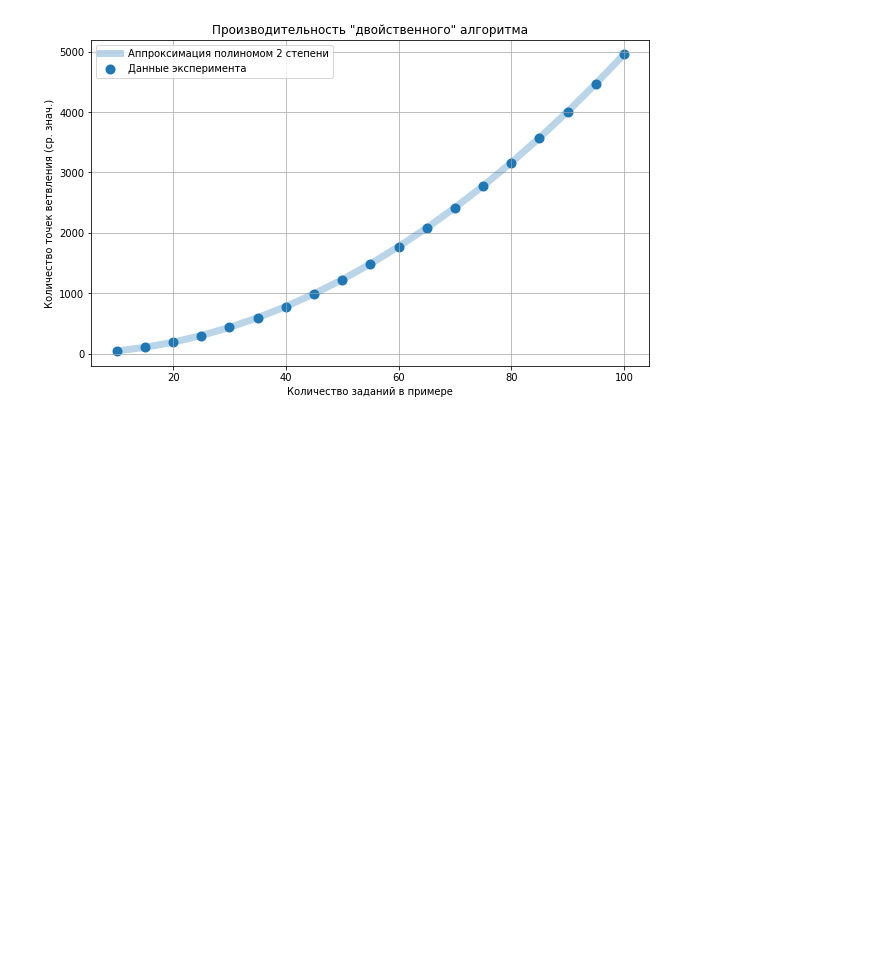
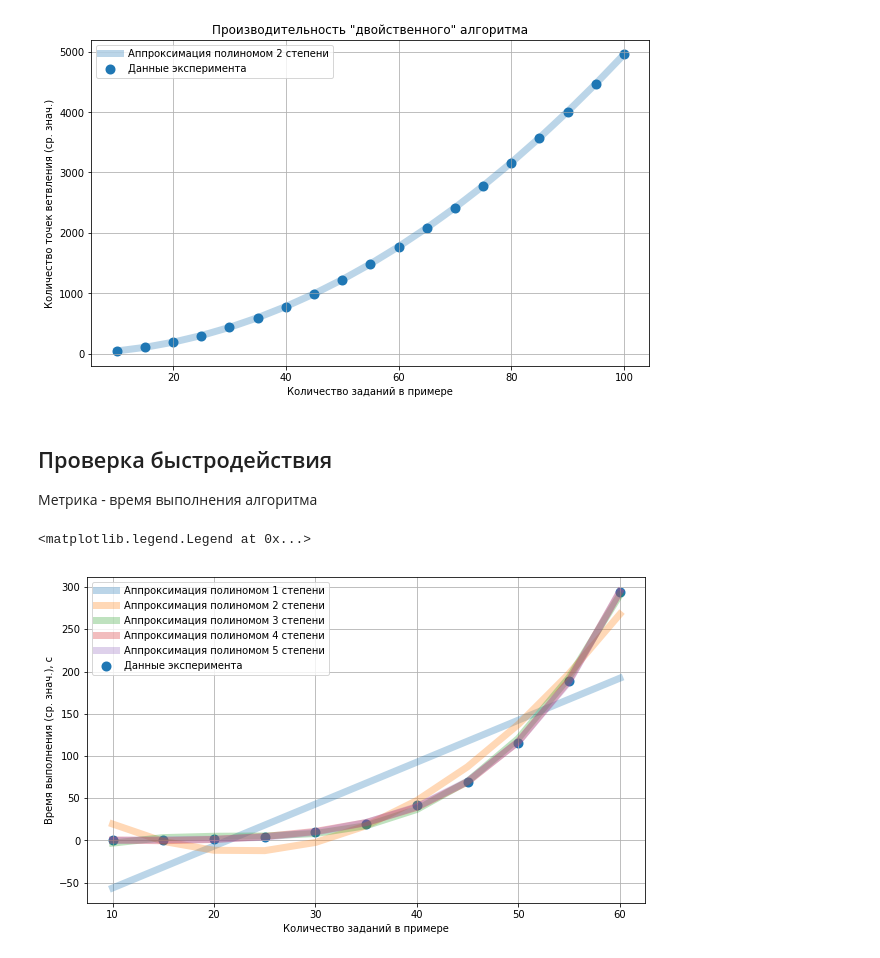
Before and after one commit to andtun/schedules, a Jupyter notebook: LMax.ipynb, the cells around one changed output. Drawn from its saved outputs; the diff is of its cells as text; code cells hidden in the pictures; blank space fills up the shorter version.

```diff
--- a/LMax.ipynb
+++ b/LMax.ipynb
@@ -237,8 +233,8 @@ for n in range(10, 101, 5):
         print('\r', len(results[n]), end='')
         t = 0
         s = Schedule(n)
-        result, count = %timeit main(s, t)
-        results[n].append(count)
+        timing = %timeit -q -o -r 5 main(s, t)
+        results[n].append(np.mean(timing.timings))
     print(" --", n, "tasks")
 
-    json.dump(results, open('results77new.json', 'w'))
+    json.dump(results, open('results_timings.json', 'w'))
@@ -309,4 +287,26 @@ ax.legend()
 # %% [output]
 <matplotlib.legend.Legend at 0x...>
 [figure]
+# %% [markdown]
+## Проверка быстродействия
+Метрика - время выполнения алгоритма
+# %%
+x = list(results.keys())[:-1]
+y = list(map(lambda x: x[0], list(results.values())[:-1]))
+z = [approx(x, y, i) for i in range(1, 6)]
+
+fig = plt.figure(figsize=(10, 6))
+ax = fig.add_subplot(111)
+ax.grid()
+ax.scatter(x, y, linewidth=4, label="Данные эксперимента")
+ax.set_xlabel("Количество заданий в примере")
+ax.set_ylabel("Время выполнения (ср. знач.), с")
+for i in range(5):
+    ax.plot(x, z[i](x), label='Аппроксимация полиномом %s степени' % (i+1),
+        linewidth=7,
+        alpha=0.3)
+ax.legend()
+# %% [output]
+<matplotlib.legend.Legend at 0x...>
+[figure, added]
 # %%
```
Also changed, not shown: parts of 8 cells of this notebook.
